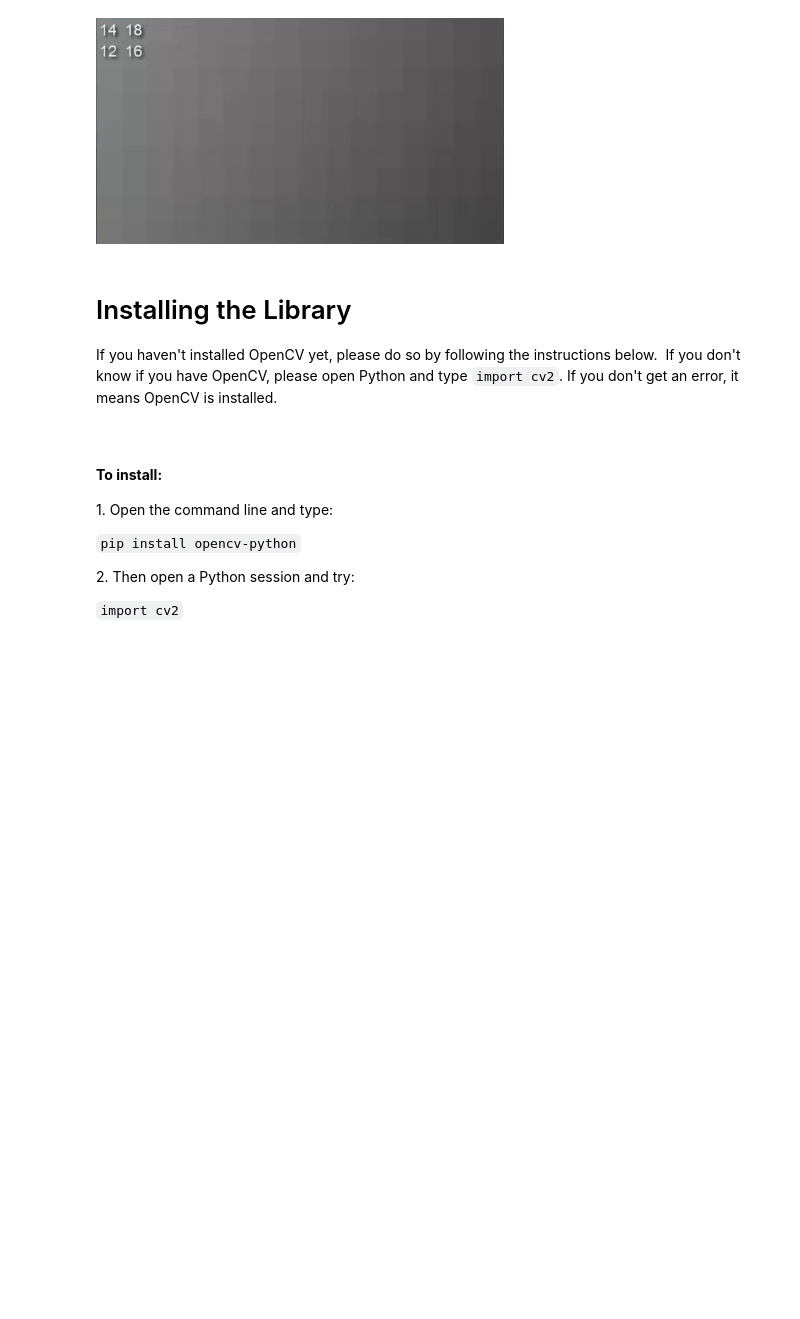
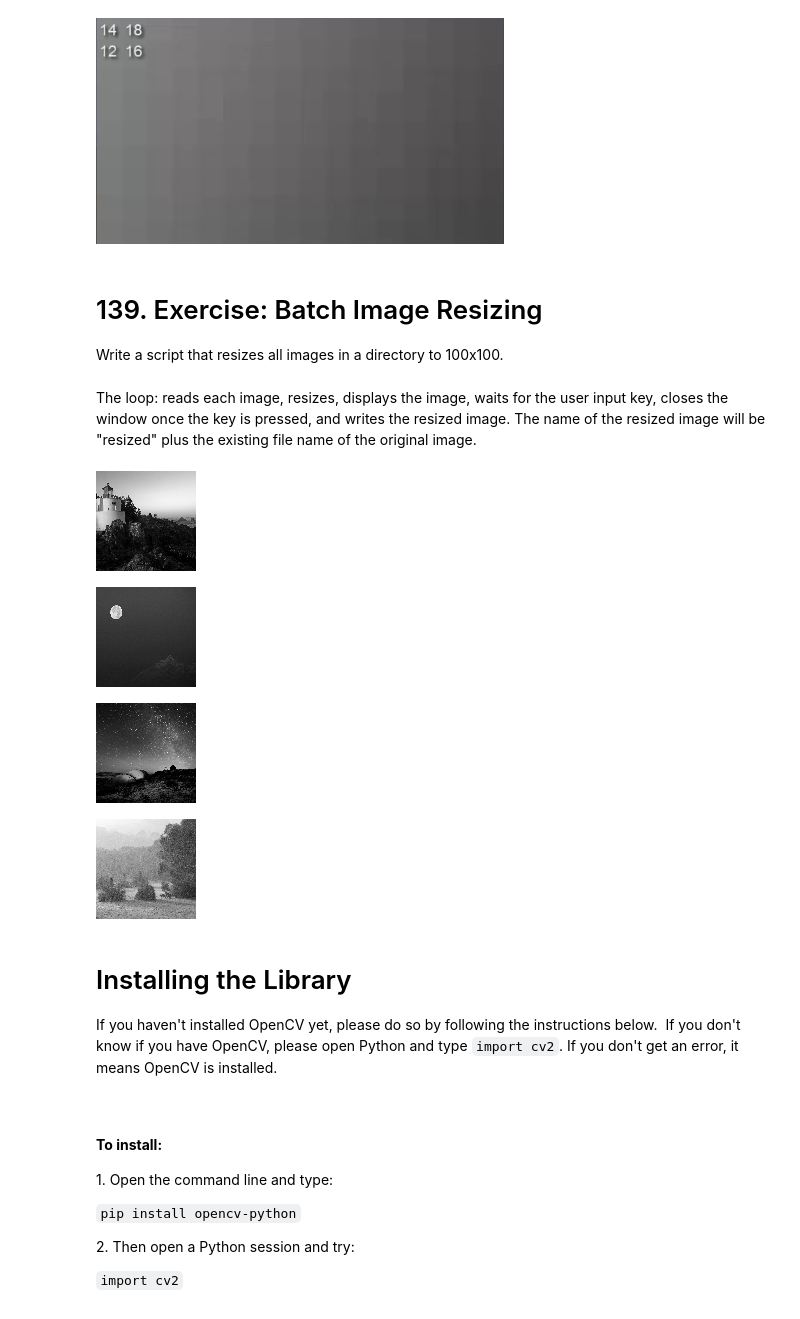
Before and after one commit to zaedulislam/The_Python_Mega_Course_Build_10_Real_World_Applications, a Jupyter notebook: Section 17 - Image and Video Processing with Python.ipynb, the cells around one changed output. Saved outputs shown, nothing was run; the diff lists cells and outputs as text; code cells hidden in the pictures; blank space fills up the shorter version.

Commit message:
Batch image resizing through loop

```diff
--- a/Section 17 - Image and Video Processing with Python.ipynb
+++ b/Section 17 - Image and Video Processing with Python.ipynb
@@ -85,6 +86,28 @@ Dimension of the numpy array:  3
 ## Pixel Intensity Representation
 # %% [markdown]
 ![image.png](embedded-picture-1)
+# %% [markdown]
+# 139. Exercise: Batch Image Resizing
+Write a script that resizes all images in a directory to 100x100.
+# %% [markdown]
+The loop: reads each image, resizes, displays the image, waits for the user input key, closes the window once the key is pressed, and writes the resized image. The name of the resized image will be "resized" plus the existing file name of the original image.
+# %%
+images = glob.glob("/content/drive/MyDrive/Colab Notebooks/The Python Mega Course 2022: Build 10 Real-World Programs/sample_images/*.jpg")
+
+for inputImage in images:
+    image = cv2.imread(inputImage, 0)
+    resizedImage = cv2.resize(image, (100, 100))
+    cv2_imshow(resizedImage)
+    cv2.waitKey(500)
+    cv2.destroyAllWindows()
+    cv2.imwrite("Resized_" + inputImage, resizedImage)
+
+    print('\n')
+# %% [output]
+[figure, added]
+[figure, added]
+[figure, added]
+[figure, added]
 # %% [markdown]
 # Installing the Library
 
```
Also changed, not shown: parts of 2 cells of this notebook.
